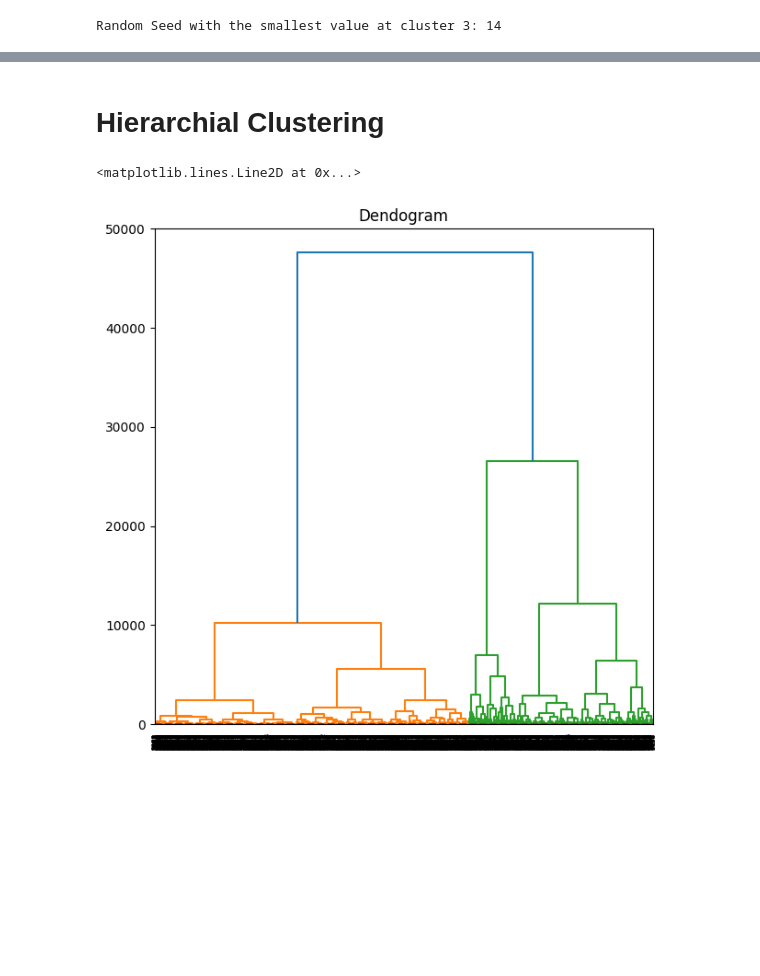
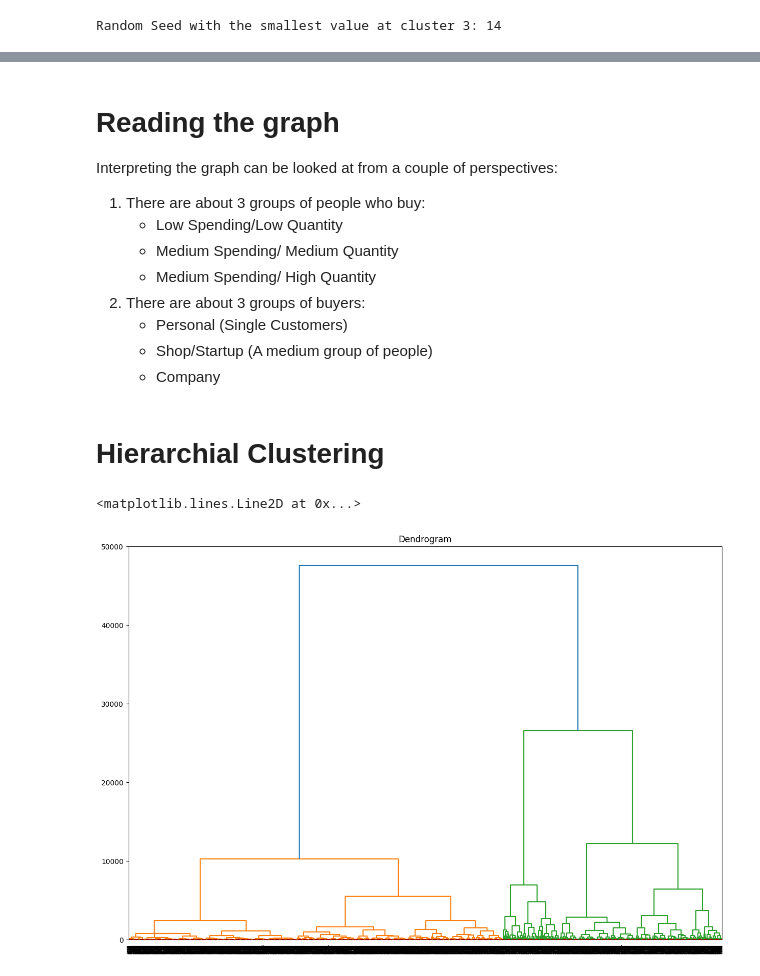
Before and after one commit to Supermjork/K-Kustomer-Klusters, a Jupyter notebook: notebook/cashier.ipynb, the cells around one changed output, grey strips where cells are left out. Drawn from its saved outputs; the diff is of its cells as text; code cells hidden in the pictures; blank space fills up the shorter version.

```diff
--- a/notebook/cashier.ipynb
+++ b/notebook/cashier.ipynb
@@ -417,16 +420,29 @@ plt.show()
+# %% [markdown]
+# Reading the graph
+Interpreting the graph can be looked at from a couple of perspectives:
+1. There are about 3 groups of people who buy:
+    - Low Spending/Low Quantity
+    - Medium Spending/ Medium Quantity
+    - Medium Spending/ High Quantity
+2. There are about 3 groups of buyers:
+    - Personal (Single Customers)
+    - Shop/Startup (A medium group of people)
+    - Company
 # %% [markdown]
 # Hierarchial Clustering
 # %%
 # Importing module for hierarchial clustering
 from scipy.cluster import hierarchy as sch
 # %%
-plt.figure(figsize = (7, 7))
-plt.title("Dendogram")
+# Setting figure sizes
+plt.figure(figsize = (15, 10))
+plt.title("Dendrogram")
 
+# Instantiating the dendrogram
 sch.dendrogram(sch.linkage(cluster_cols, method = 'ward'))
 
 # Takes sub-50s
 plt.axhline(y = 6, color = 'red', linestyle = '--')
 # %% [output]
 <matplotlib.lines.Line2D at 0x...>
-[figure, old version]
+[figure, new version]
```
Also changed, not shown: parts of 6 cells of this notebook.
